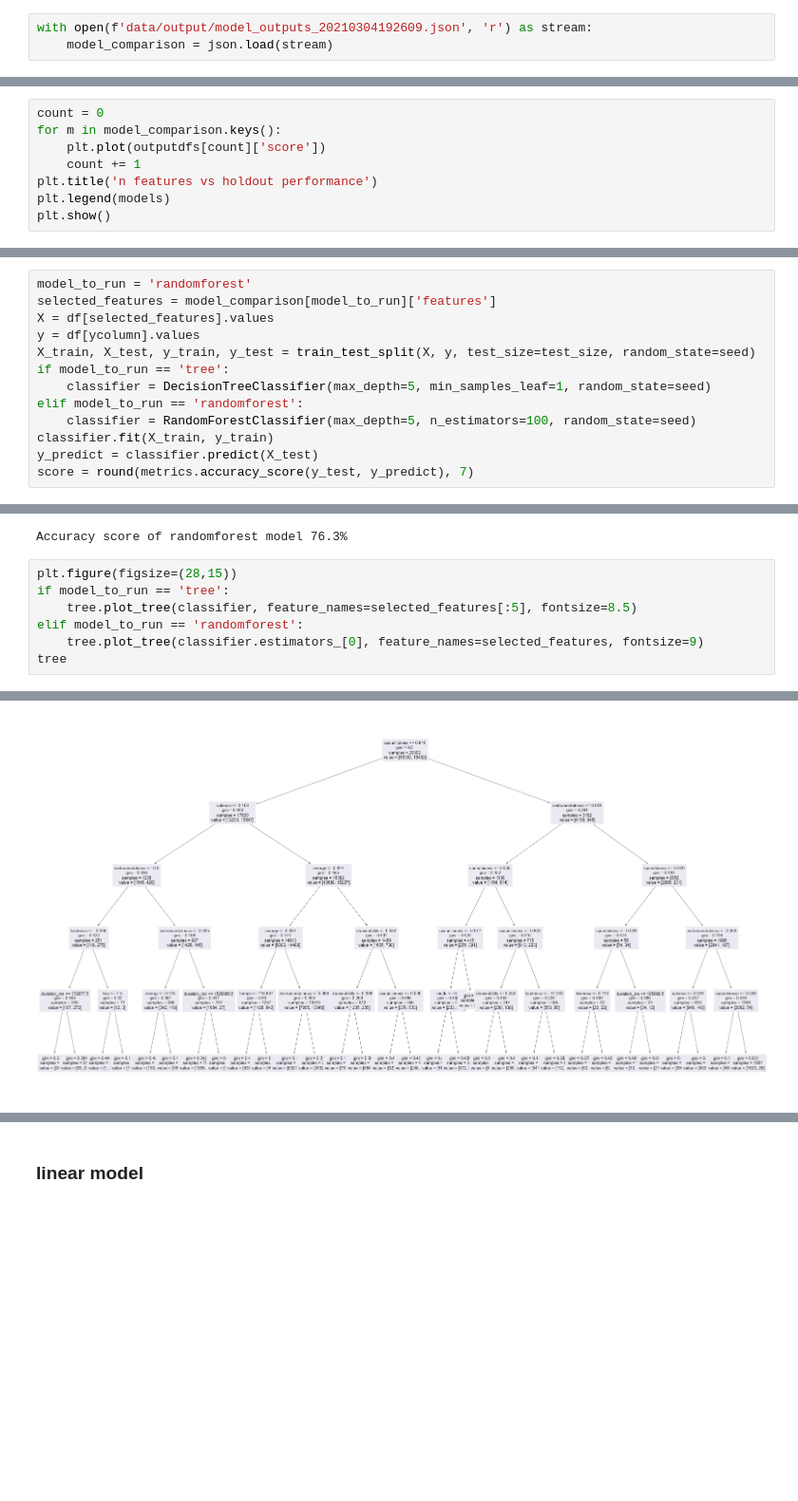
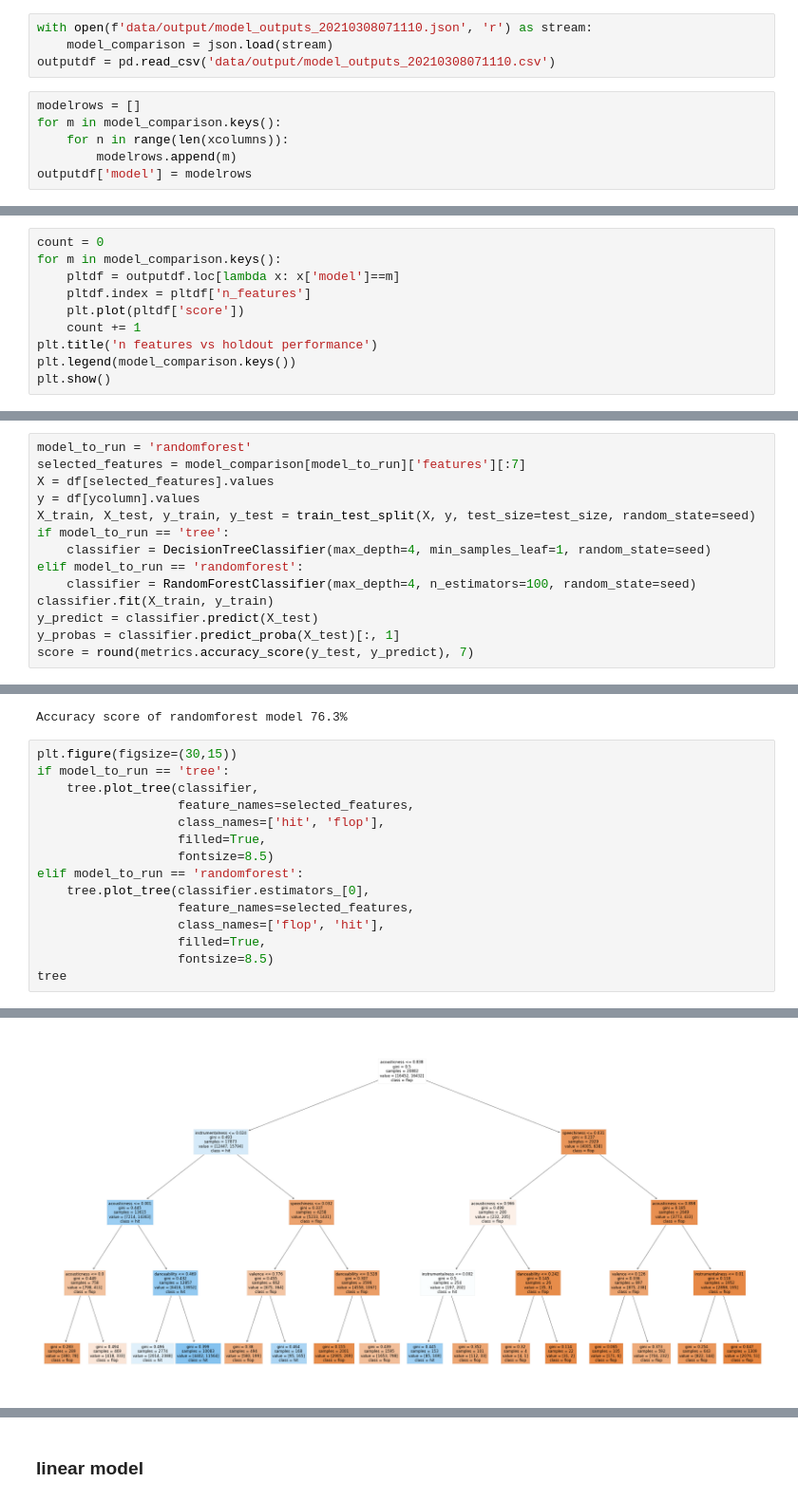
Before and after one commit to happyhil/uva-strategy-analytics, a Jupyter notebook: assignments/assignment2/model.ipynb, the cells around one changed output, grey strips where cells are left out. Shown at 95% size. Drawn from its saved outputs; the diff is of its cells as text; blank space fills up the shorter version.

```diff
--- a/assignments/assignment2/model.ipynb
+++ b/assignments/assignment2/model.ipynb
@@ -8,14 +27,23 @@ matplotlib.rcParams.update({'font.size': 12})
 # %%
-with open(f'data/output/model_outputs_20210304192609.json', 'r') as stream:
+with open(f'data/output/model_outputs_20210308071110.json', 'r') as stream:
     model_comparison = json.load(stream)
+outputdf = pd.read_csv('data/output/model_outputs_20210308071110.csv')
+# %%
+modelrows = []
+for m in model_comparison.keys():
+    for n in range(len(xcolumns)):
+        modelrows.append(m)
+outputdf['model'] = modelrows
 # %% [markdown]
 ## get output dfs as well
 # %%
 count = 0
 for m in model_comparison.keys():
-    plt.plot(outputdfs[count]['score'])
+    pltdf = outputdf.loc[lambda x: x['model']==m]
+    pltdf.index = pltdf['n_features']
+    plt.plot(pltdf['score'])
     count += 1
 plt.title('n features vs holdout performance')
-plt.legend(models)
+plt.legend(model_comparison.keys())
 plt.show()
 # %% [output]
@@ -65,31 +181,40 @@ plot_fitting_graph(scores)
 ### tree classification
 # %%
 model_to_run = 'randomforest'
-selected_features = model_comparison[model_to_run]['features']
+selected_features = model_comparison[model_to_run]['features'][:7]
 X = df[selected_features].values
 y = df[ycolumn].values
 X_train, X_test, y_train, y_test = train_test_split(X, y, test_size=test_size, random_state=seed)
 if model_to_run == 'tree':
-    classifier = DecisionTreeClassifier(max_depth=5, min_samples_leaf=1, random_state=seed)
+    classifier = DecisionTreeClassifier(max_depth=4, min_samples_leaf=1, random_state=seed)
 elif model_to_run == 'randomforest':
-    classifier = RandomForestClassifier(max_depth=5, n_estimators=100, random_state=seed)
+    classifier = RandomForestClassifier(max_depth=4, n_estimators=100, random_state=seed)
 classifier.fit(X_train, y_train)
 y_predict = classifier.predict(X_test)
+y_probas = classifier.predict_proba(X_test)[:, 1]
 score = round(metrics.accuracy_score(y_test, y_predict), 7)
 # %%
 print(f'Accuracy score of {model_to_run} model {round(score, 3)*100}%')
 # %% [output]
 Accuracy score of randomforest model 76.3%
 # %%
-plt.figure(figsize=(28,15))
+plt.figure(figsize=(30,15))
 if model_to_run == 'tree':
-    tree.plot_tree(classifier, feature_names=selected_features[:5], fontsize=8.5)
+    tree.plot_tree(classifier,
+                   feature_names=selected_features,
+                   class_names=['hit', 'flop'],
+                   filled=True,
+                   fontsize=8.5)
 elif model_to_run == 'randomforest':
-    tree.plot_tree(classifier.estimators_[0], feature_names=selected_features, fontsize=9)
+    tree.plot_tree(classifier.estimators_[0],
+                   feature_names=selected_features,
+                   class_names=['flop', 'hit'],
+                   filled=True,
+                   fontsize=8.5)
 tree
 # %% [output]
 <module 'sklearn.tree' from '/Users/simonvreugdenhil/dev/uva-strategy-analytics/venv/lib/python3.8/site-packages/sklearn/tree/__init__.py'>
-[figure, old version]
+[figure, new version]
 # %%
 dfconfusion = pd.DataFrame({
     'y_predict': y_predict,
```
Also changed, not shown: parts of 15 cells of this notebook.
